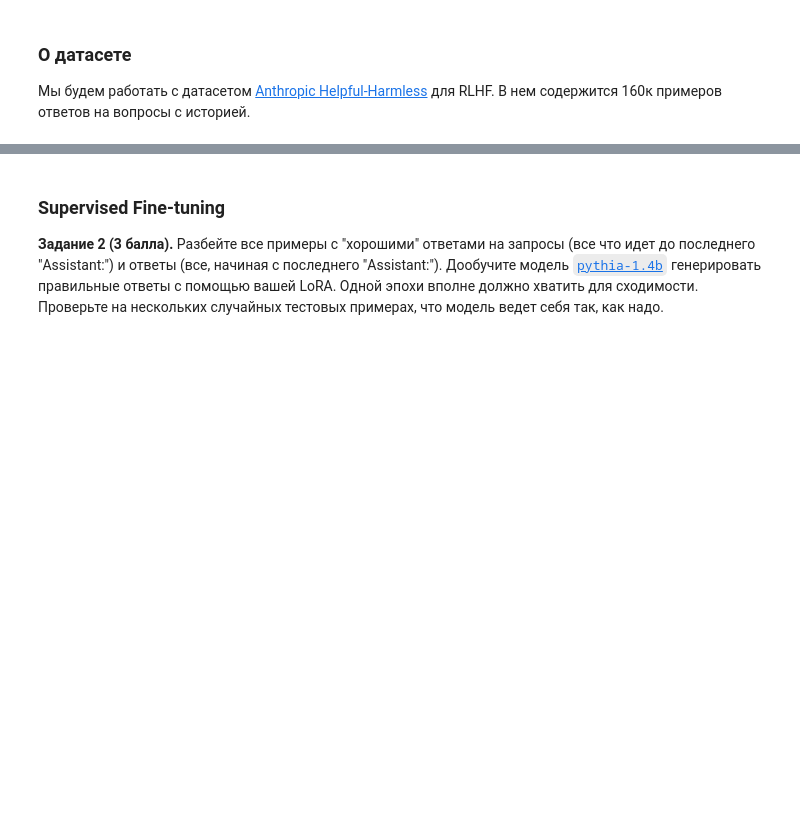
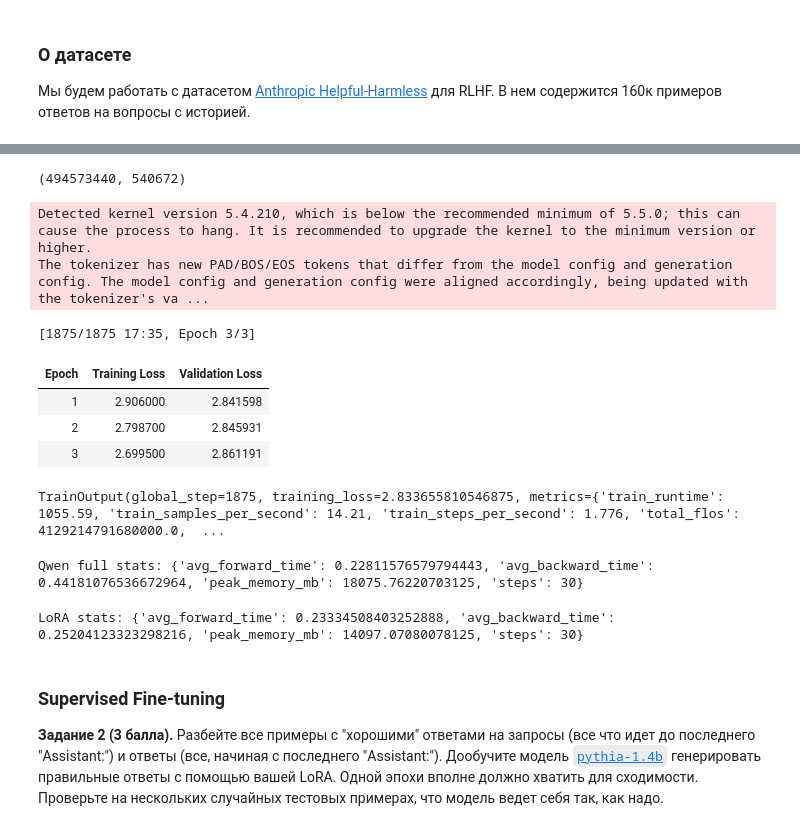
Before and after one commit to sinfillo/DPO-NLP-HW, a Jupyter notebook: hw4_dpo.ipynb, the cells around one changed output, grey strips where cells are left out. Cells and saved outputs as stored; diff of their text form; code cells hidden in the pictures; blank space fills up the shorter version.

```diff
--- a/hw4_dpo.ipynb
+++ b/hw4_dpo.ipynb
@@ -255,0 +182,7 @@ result_lora = run_experiment(lora_model, make_short_loader(train_loader, max_bat
+# %%
+model_lora = AutoModelForCausalLM.from_pretrained(model_name)
+
+apply_lora(model_lora, r=8, alpha=16, dropout=0.05)
+freeze_base_and_unfreeze_lora(model_lora)
+
+model_lora.to(device)
@@ -255,0 +207,38 @@ result_lora = run_experiment(lora_model, make_short_loader(train_loader, max_bat
+# %%
+count_parameters(model_lora)
+# %% [output]
+(494573440, 540672)
+# %%
+training_args_lora = TrainingArguments(
+    output_dir="qwen_lora_lm",
+    per_device_train_batch_size=8,
+    per_device_eval_batch_size=8,
+    num_train_epochs=3,
+    learning_rate=1e-3,
+    weight_decay=0.01,
+    warmup_ratio=0.03,
+    logging_strategy="steps",
+    logging_steps=50,
+    eval_strategy="epoch",
+    save_strategy="epoch"
+)
+
+trainer_lora = Trainer(
+    model=model_lora,
+    args=training_args_lora,
+    train_dataset=small_train,
+    eval_dataset=small_eval,
+    tokenizer=tokenizer,
+    data_collator=data_collator,
+)
+
+trainer_lora.train()
+# %% [output]
+Detected kernel version 5.4.210, which is below the recommended minimum of 5.5.0; this can cause the process to hang. It is recommended to upgrade the kernel to the minimum version or higher.
+The tokenizer has new PAD/BOS/EOS tokens that differ from the model config and generation config. The model config and generation config were aligned accordingly, being updated with the tokenizer's va ...
+[1875/1875 17:35, Epoch 3/3]
+| Epoch | Training Loss | Validation Loss |
+| 1 | 2.906000 | 2.841598 |
+| 2 | 2.798700 | 2.845931 |
+| 3 | 2.699500 | 2.861191 |
+TrainOutput(global_step=1875, training_loss=2.833655810546875, metrics={'train_runtime': 1055.59, 'train_samples_per_second': 14.21, 'train_steps_per_second': 1.776, 'total_flos': 4129214791680000.0,  ...
@@ -256,3 +313,13 @@ result_lora = run_experiment(lora_model, make_short_loader(train_loader, max_bat
+# %%
+full_stats = measure_speed_and_memory(model_full, short_loader(small_train), device="cuda", lr=1e-5, max_steps=30)
+print("Qwen full stats:", full_stats)
+# %% [output]
+Qwen full stats: {'avg_forward_time': 0.22811576579794443, 'avg_backward_time': 0.44181076536672964, 'peak_memory_mb': 18075.76220703125, 'steps': 30}
+# %%
+lora_stats = measure_speed_and_memory(model_lora, short_loader(small_train), device="cuda", lr=1e-3, max_steps=30)
+print("LoRA stats:", lora_stats)
+# %% [output]
+LoRA stats: {'avg_forward_time': 0.23334508403252888, 'avg_backward_time': 0.25204123323298216, 'peak_memory_mb': 14097.07080078125, 'steps': 30}
 # %% [markdown]
 ### Supervised Fine-tuning
 
```
Also changed, not shown: parts of 30 cells of this notebook, 1 other file.
